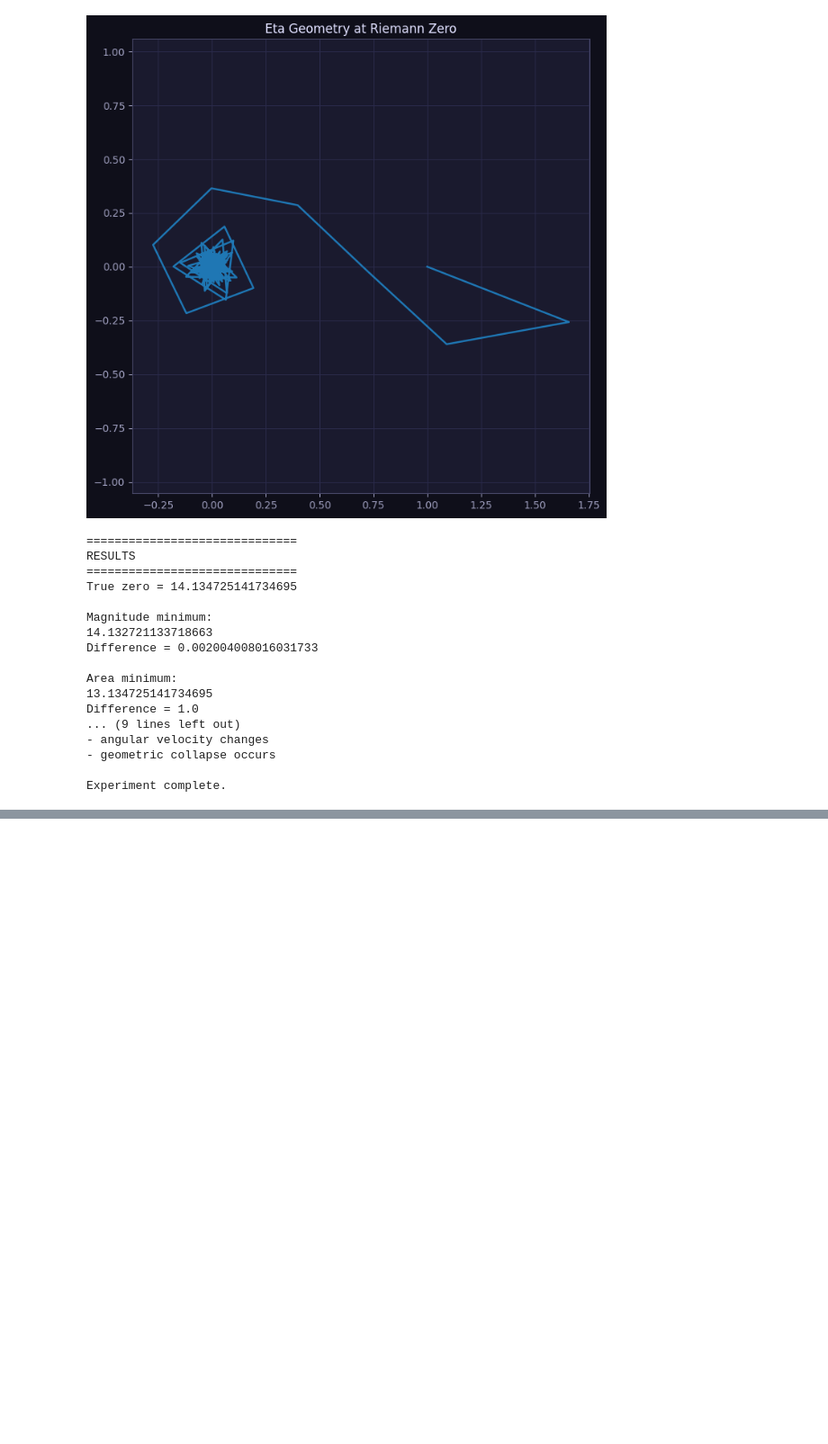
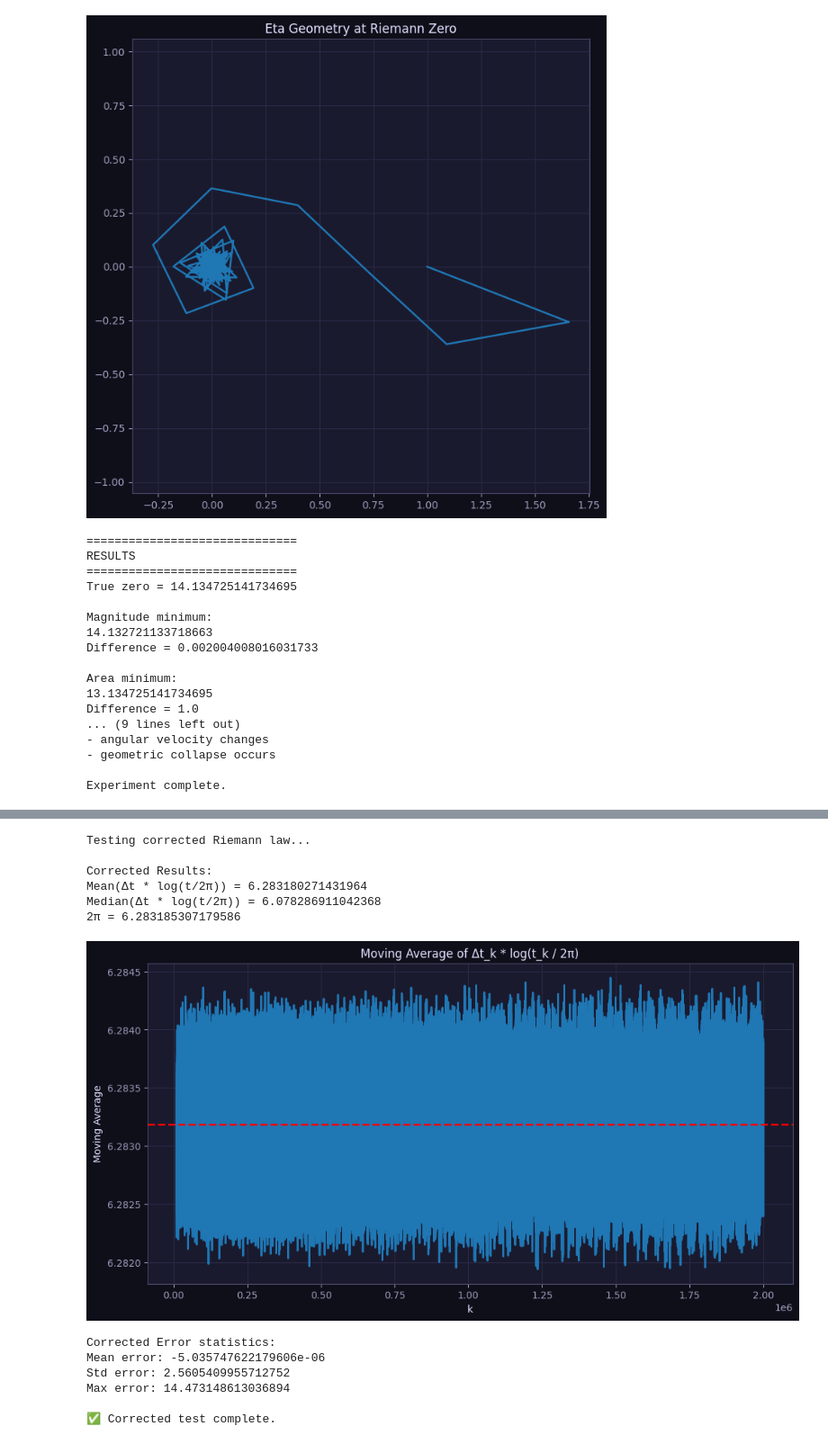
Before and after one commit to hamidchaouchi/ibm-127-qubit, a Jupyter notebook: the-zeta-triangle-recurrent-zeros.ipynb, the cells around one changed output, grey strips where cells are left out. Shown at 90% size. Cells and saved outputs as stored; diff of their text form; code cells hidden in the pictures; blank space fills up the shorter version.

```diff
--- a/the-zeta-triangle-recurrent-zeros.ipynb
+++ b/the-zeta-triangle-recurrent-zeros.ipynb
@@ -1946,0 +2249,62 @@ Experiment complete.
+# %%
+# ============================================================
+# CORRECT RIEMANN ASYMPTOTIC TEST
+# Δt_k * log(t_k / 2π) → 2π
+# ============================================================
+
+print("\nTesting corrected Riemann law...")
+
+riemann_corrected = spacings * np.log(t_k / (2*np.pi))
+
+mean_corrected = np.mean(riemann_corrected)
+median_corrected = np.median(riemann_corrected)
+
+print("\nCorrected Results:")
+print("Mean(Δt * log(t/2π)) =", mean_corrected)
+print("Median(Δt * log(t/2π)) =", median_corrected)
+print("2π =", 2*np.pi)
+
+# ============================================================
+# MOVING AVERAGE (CORRECTED)
+# ============================================================
+
+window = 10000
+
+moving_avg_corr = pd.Series(riemann_corrected).rolling(window).mean()
+
+plt.figure(figsize=(12,6))
+plt.plot(moving_avg_corr, linewidth=2)
+plt.axhline(2*np.pi, color='red', linestyle='--', linewidth=2)
+
+plt.title("Moving Average of Δt_k * log(t_k / 2π)")
+plt.xlabel("k")
+plt.ylabel("Moving Average")
+plt.grid(True)
+plt.show()
+
+# ============================================================
+# ERROR ANALYSIS
+# ============================================================
+
+error_corr = riemann_corrected - 2*np.pi
+
+print("\nCorrected Error statistics:")
+print("Mean error:", np.mean(error_corr))
+print("Std error:", np.std(error_corr))
+print("Max error:", np.max(np.abs(error_corr)))
+
+print("\n✅ Corrected test complete.")
+# %% [output]
+Testing corrected Riemann law...
+
+Corrected Results:
+Mean(Δt * log(t/2π)) = 6.283180271431964
+Median(Δt * log(t/2π)) = 6.078286911042368
+2π = 6.283185307179586
+[figure, added]
+Corrected Error statistics:
+Mean error: -5.035747622179606e-06
+Std error: 2.5605409955712752
+Max error: 14.473148613036894
+
+✅ Corrected test complete.
```
Also changed, not shown: parts of 5 cells of this notebook.
